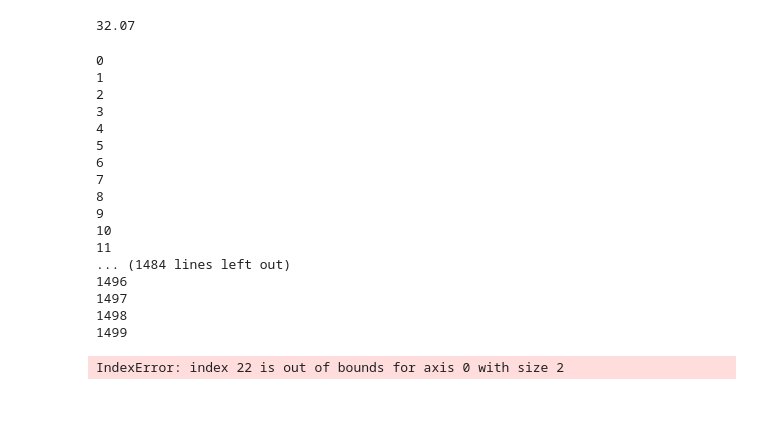
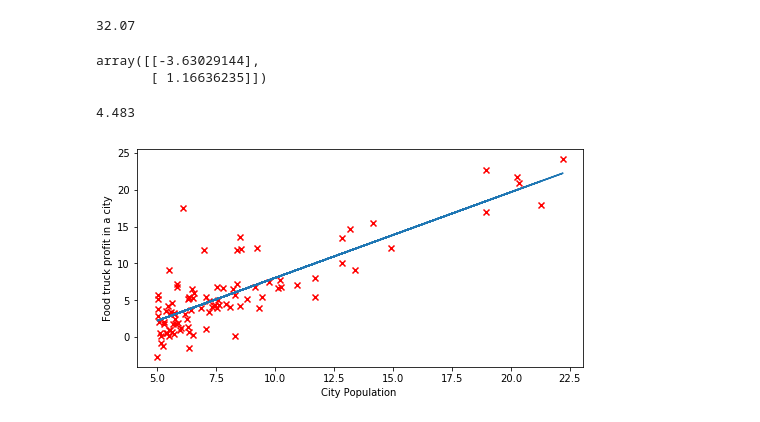
Before and after one commit to BartlomiejSkwira/coursera_machine-learning, a Jupyter notebook: ex1.ipynb, the cells around one changed output. Saved outputs shown, nothing was run; the diff lists cells and outputs as text; code cells hidden in the pictures.

Commit message:
Add calculations for best theta params and draw fit line

```diff
--- a/ex1.ipynb
+++ b/ex1.ipynb
@@ -10,7 +10,7 @@ pd.set_option('max_rows', 5)
 plt.rcParams['figure.figsize'] = 8, 4
 # %%
 #read file
-trucks = pd.read_csv('data/ex1data1.txt',
+trucks = pd.read_csv('ex1data1.txt',
                      names=['CityPopulation', 'TruckProfit'])
 trucks.head()
 # %% [output]
@@ -178,31 +178,30 @@ J
 # %%
 #Gradient descent
 def gradientDescent(X, y, theta, alpha, iterations):
-    for i in range(0, iterations):
+    for _ in range(0, iterations):
         temp = np.dot(X, theta) - y
-        temp = np.dot
-        theta_0 = theta[i] - alpha/m * np.sum((0 - y[i]))
+        temp2 = np.dot(X.T, temp)
+        theta = theta - alpha / m * temp2
+    return theta
 # %%
-gradientDescent(X, y, theta, alpha, iterations)
+new_theta = gradientDescent(X, y, theta, alpha, iterations)
+new_theta
 # %% [output]
-0
-1
-2
-3
-4
-5
-6
-7
-8
-9
-10
-11
-... (1484 lines left out)
-1496
-1497
-1498
-1499
+array([[-3.63029144],
+       [ 1.16636235]])
-# %%
-theta[22]
-# %% [output]
-IndexError: index 22 is out of bounds for axis 0 with size 2
+# %%
+new_J = np.around(costFunction(X, y, new_theta), 3)
+new_J
+# %% [output]
+4.483
+# %%
+#draw the data and best fit
+plt.scatter(data=trucks,
+            x='CityPopulation', y='TruckProfit',
+            marker='x', color='red')
+plt.plot(X[:,1], np.dot(X, new_theta))
+plt.xlabel('City Population ')
+plt.ylabel('Food truck profit in a city')
+plt.show()
+# %% [output]
+[figure, added]
```
Also changed, not shown: parts of 2 cells of this notebook.
